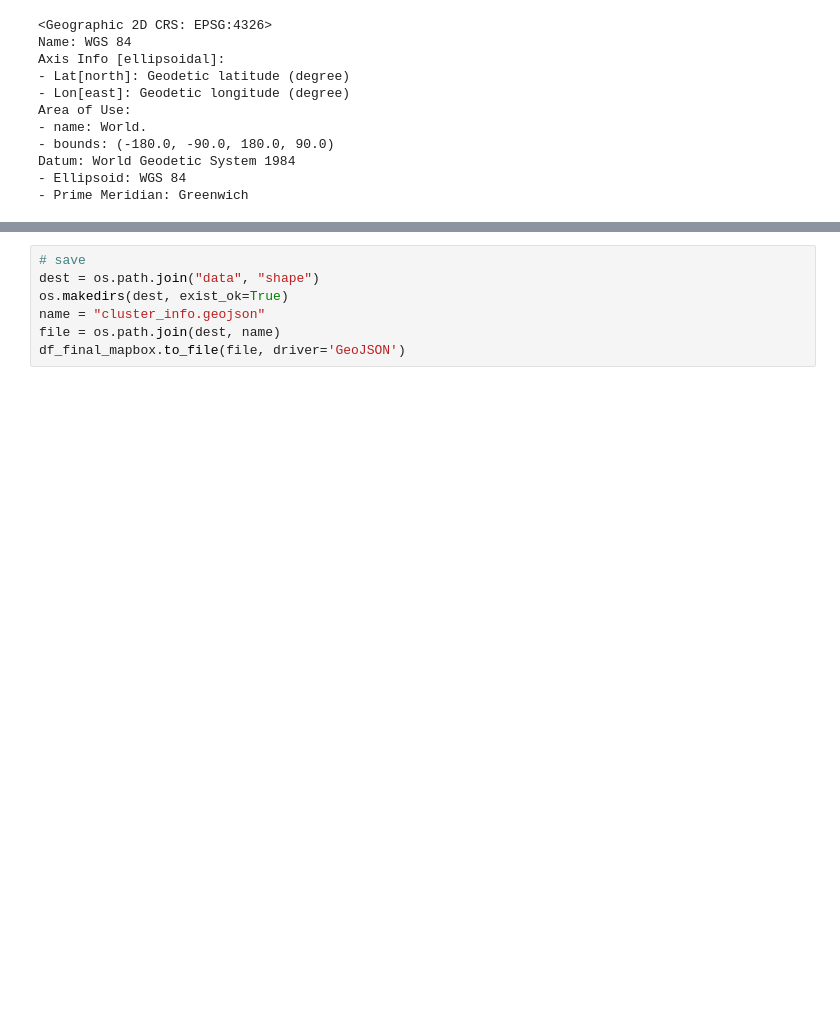
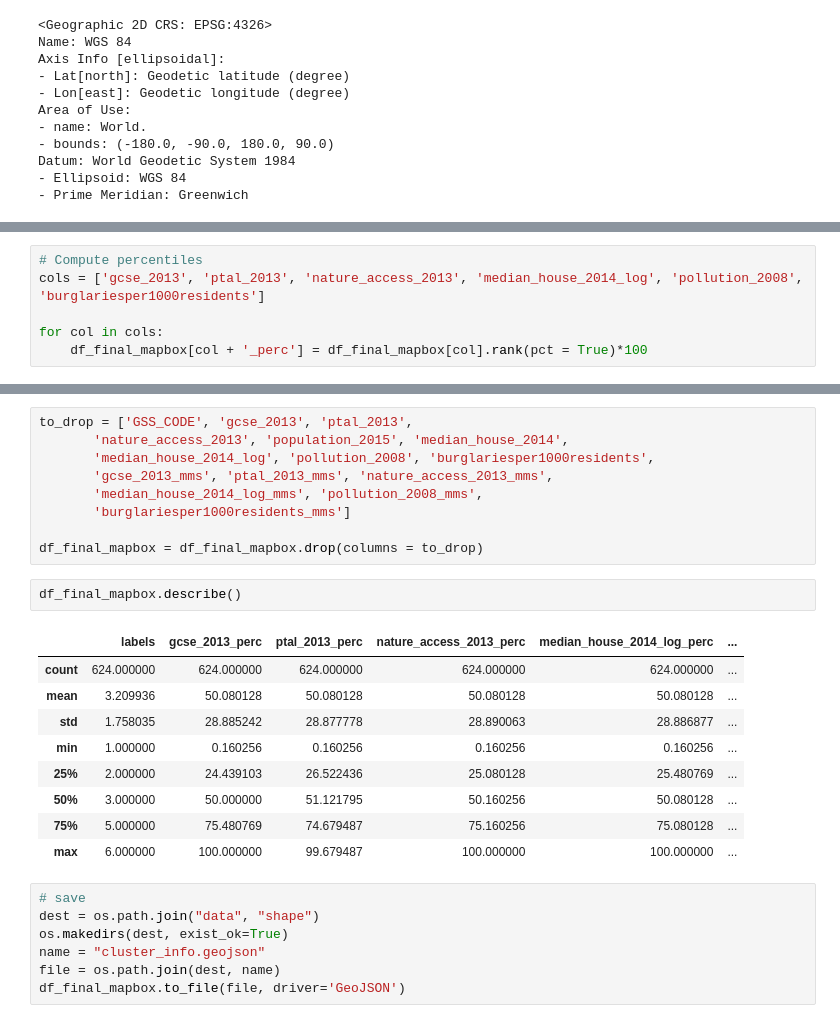
Before and after one commit to neneninja97/liveable_london, a Jupyter notebook: data_pre_processing.ipynb, the cells around one changed output, grey strips where cells are left out. Saved outputs shown, nothing was run; the diff lists cells and outputs as text; blank space fills up the shorter version.

```diff
--- a/data_pre_processing.ipynb
+++ b/data_pre_processing.ipynb
@@ -892,0 +906,6 @@ Datum: World Geodetic System 1984
+# %%
+# Compute percentiles
+cols = ['gcse_2013', 'ptal_2013', 'nature_access_2013', 'median_house_2014_log', 'pollution_2008', 'burglariesper1000residents']
+
+for col in cols:
+    df_final_mapbox[col + '_perc'] = df_final_mapbox[col].rank(pct = True)*100
@@ -893,3 +925,24 @@ Datum: World Geodetic System 1984
+# %%
+to_drop = ['GSS_CODE', 'gcse_2013', 'ptal_2013',
+       'nature_access_2013', 'population_2015', 'median_house_2014',
+       'median_house_2014_log', 'pollution_2008', 'burglariesper1000residents',
+       'gcse_2013_mms', 'ptal_2013_mms', 'nature_access_2013_mms',
+       'median_house_2014_log_mms', 'pollution_2008_mms',
+       'burglariesper1000residents_mms']
+
+df_final_mapbox = df_final_mapbox.drop(columns = to_drop)
+# %%
+df_final_mapbox.describe()
+# %% [output]
+|  | labels | gcse_2013_perc | ptal_2013_perc | nature_access_2013_perc | median_house_2014_log_perc | ... |
+| count | 624.000000 | 624.000000 | 624.000000 | 624.000000 | 624.000000 | ... |
+| mean | 3.209936 | 50.080128 | 50.080128 | 50.080128 | 50.080128 | ... |
+| std | 1.758035 | 28.885242 | 28.877778 | 28.890063 | 28.886877 | ... |
+| min | 1.000000 | 0.160256 | 0.160256 | 0.160256 | 0.160256 | ... |
+| 25% | 2.000000 | 24.439103 | 26.522436 | 25.080128 | 25.480769 | ... |
+| 50% | 3.000000 | 50.000000 | 51.121795 | 50.160256 | 50.080128 | ... |
+| 75% | 5.000000 | 75.480769 | 74.679487 | 75.160256 | 75.080128 | ... |
+| max | 6.000000 | 100.000000 | 99.679487 | 100.000000 | 100.000000 | ... |
 # %%
 # save
 dest = os.path.join("data", "shape")
```
Also changed, not shown: parts of 5 cells of this notebook, 2 other files.
